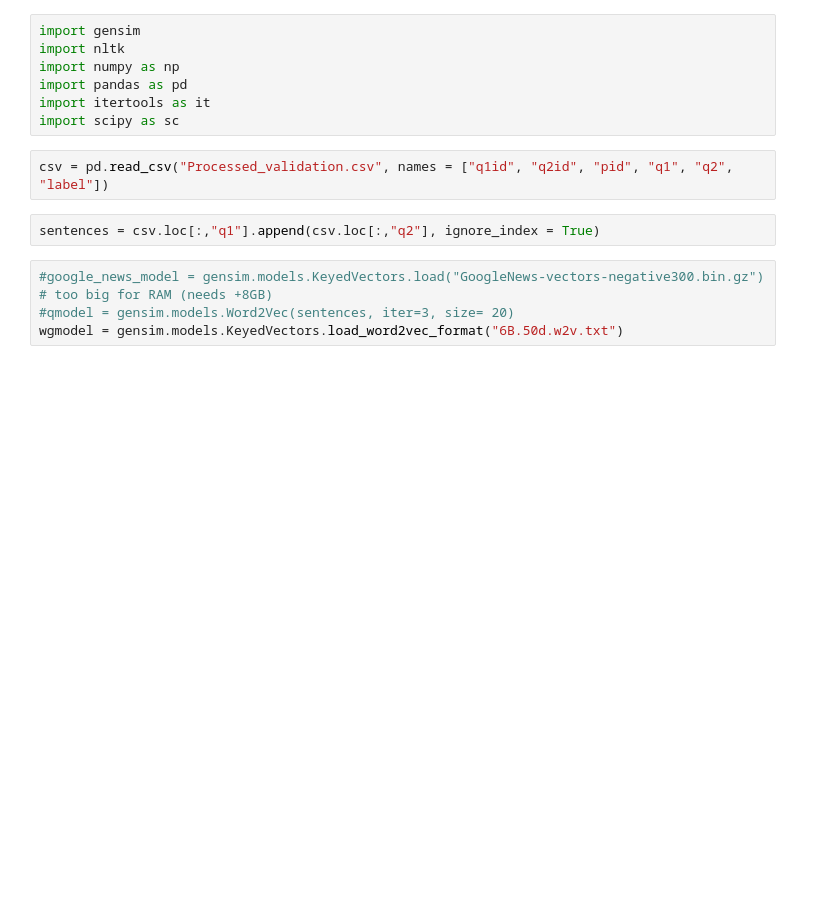
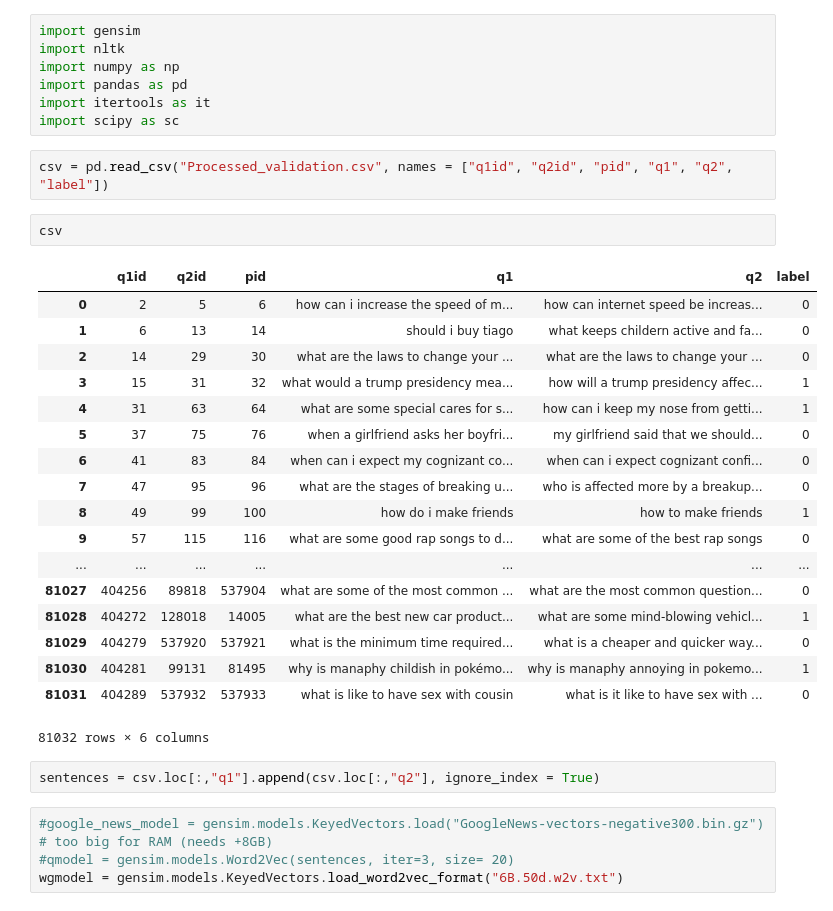
Before and after one commit to dlebron12/LLNL-2017-Hackathon, a Jupyter notebook: w2v.ipynb, the cells around one changed output. Cells and saved outputs as stored; diff of their text form; blank space fills up the shorter version.

```diff
--- a/w2v.ipynb
+++ b/w2v.ipynb
@@ -15,6 +15,27 @@ import itertools as it
 import scipy as sc
 # %%
 csv = pd.read_csv("Processed_validation.csv", names = ["q1id", "q2id", "pid", "q1", "q2", "label"])
+# %%
+csv
+# %% [output]
+|  | q1id | q2id | pid | q1 | q2 | label |
+| 0 | 2 | 5 | 6 | how can i increase the speed of m... | how can internet speed be increas... | 0 |
+| 1 | 6 | 13 | 14 | should i buy tiago | what keeps childern active and fa... | 0 |
+| 2 | 14 | 29 | 30 | what are the laws to change your ... | what are the laws to change your ... | 0 |
+| 3 | 15 | 31 | 32 | what would a trump presidency mea... | how will a trump presidency affec... | 1 |
+| 4 | 31 | 63 | 64 | what are some special cares for s... | how can i keep my nose from getti... | 1 |
+| 5 | 37 | 75 | 76 | when a girlfriend asks her boyfri... | my girlfriend said that we should... | 0 |
+| 6 | 41 | 83 | 84 | when can i expect my cognizant co... | when can i expect cognizant confi... | 0 |
+| 7 | 47 | 95 | 96 | what are the stages of breaking u... | who is affected more by a breakup... | 0 |
+| 8 | 49 | 99 | 100 | how do i make friends | how to make friends | 1 |
+| 9 | 57 | 115 | 116 | what are some good rap songs to d... | what are some of the best rap songs | 0 |
+| ... | ... | ... | ... | ... | ... | ... |
+| 81027 | 404256 | 89818 | 537904 | what are some of the most common ... | what are the most common question... | 0 |
+| 81028 | 404272 | 128018 | 14005 | what are the best new car product... | what are some mind-blowing vehicl... | 1 |
+| 81029 | 404279 | 537920 | 537921 | what is the minimum time required... | what is a cheaper and quicker way... | 0 |
+| 81030 | 404281 | 99131 | 81495 | why is manaphy childish in pokémo... | why is manaphy annoying in pokemo... | 1 |
+| 81031 | 404289 | 537932 | 537933 | what is like to have sex with cousin | what is it like to have sex with ... | 0 |
+81032 rows × 6 columns
 # %%
 sentences = csv.loc[:,"q1"].append(csv.loc[:,"q2"], ignore_index = True)
 # %%
```
